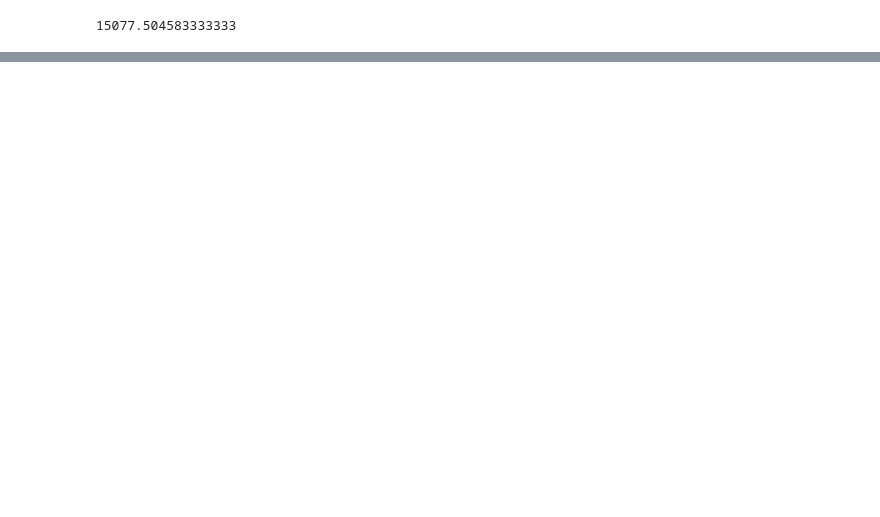
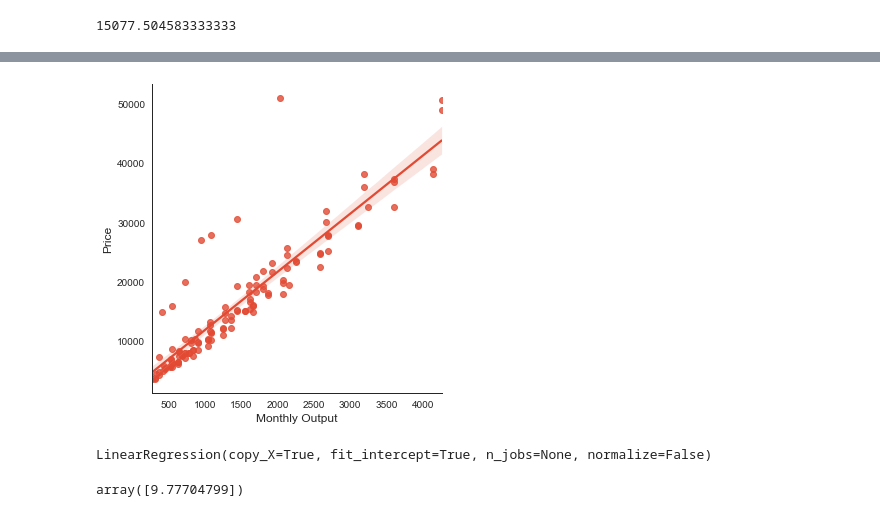
Before and after one commit to tahentx/gridshift, a Jupyter notebook: mae.ipynb, the cells around one changed output, grey strips where cells are left out. Drawn from its saved outputs; the diff is of its cells as text; code cells hidden in the pictures; blank space fills up the shorter version.

```diff
--- a/mae.ipynb
+++ b/mae.ipynb
@@ -29,0 +57,7 @@ ab
+# %%
+sns.set_style('white')
+lm = sns.lmplot(x='Monthly Output',y='Price',data=df)
+plt.savefig('lmplot.png')
+plt.show()
+# %% [output]
+[figure, added]
@@ -29,0 +69,9 @@ ab
+# %%
+linreg_model = LinearRegression()
+linreg_model.fit(X1, y1)
+# %% [output]
+LinearRegression(copy_X=True, fit_intercept=True, n_jobs=None, normalize=False)
+# %%
+linreg_model.coef_
+# %% [output]
+array([9.77704799])
```
Also changed, not shown: parts of 5 cells of this notebook, 1 other file.
